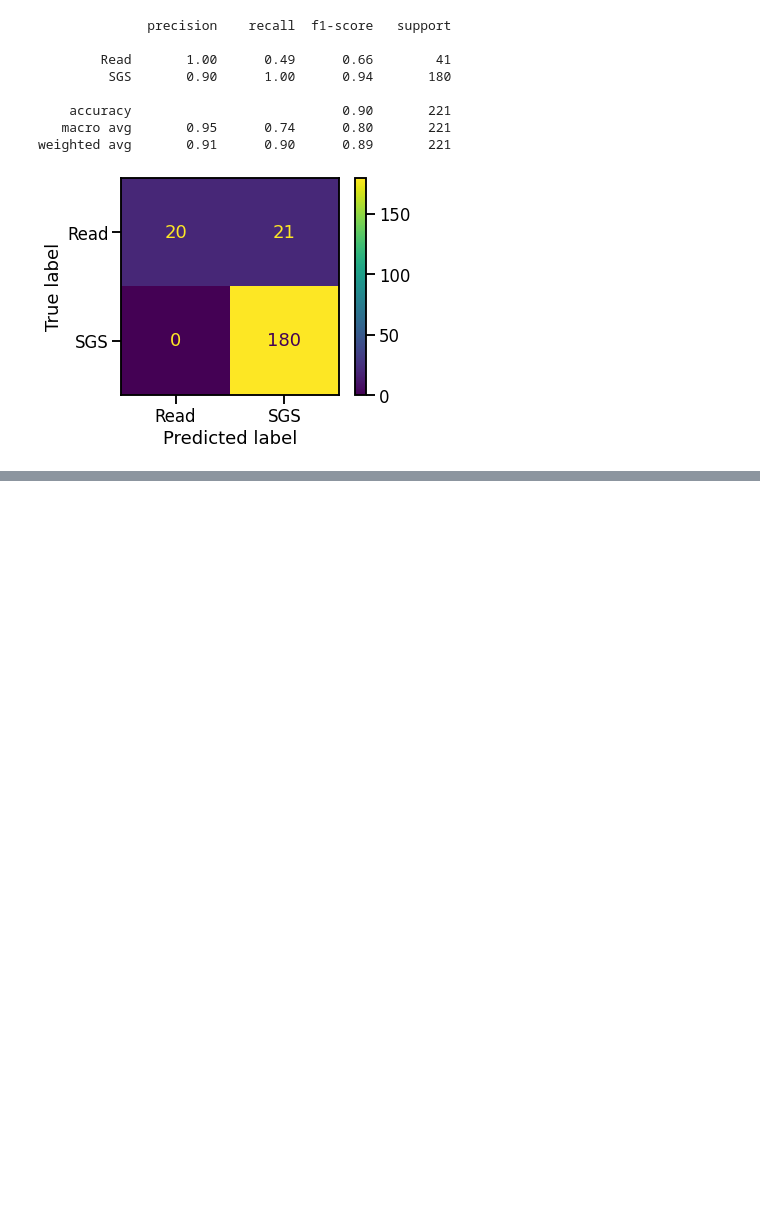
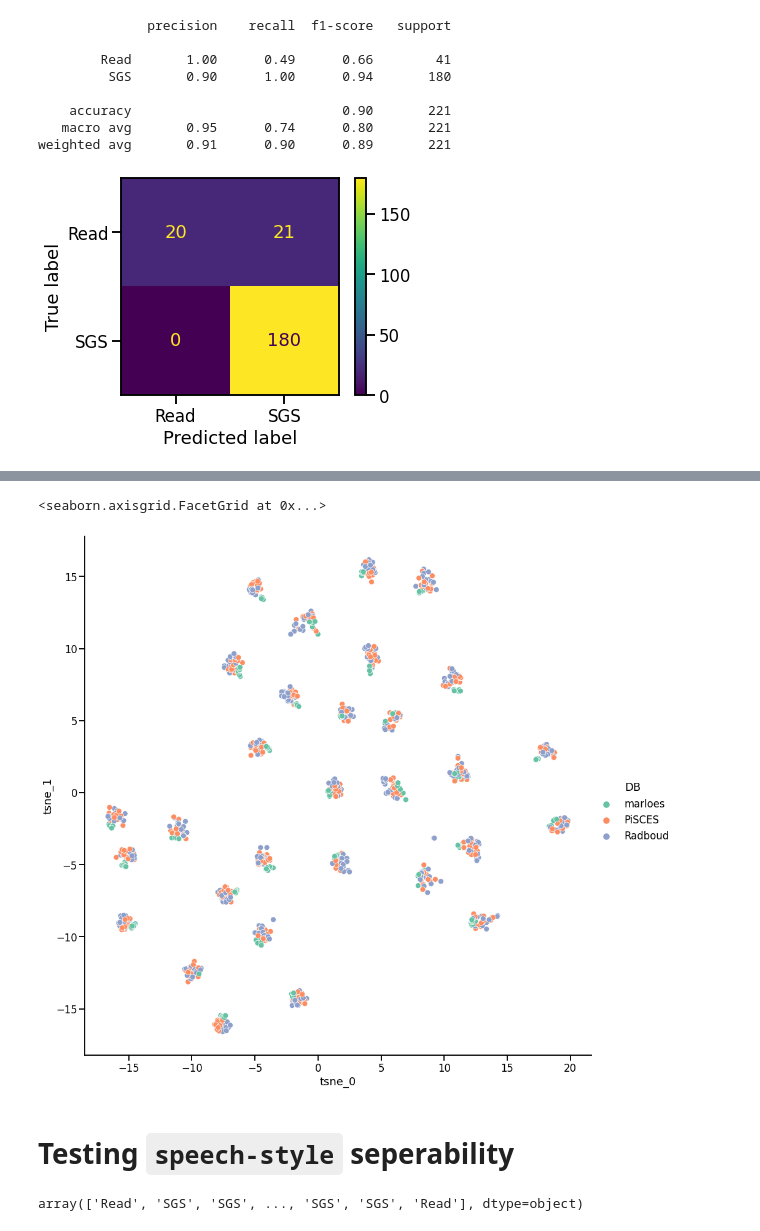
Before and after one commit to predict-idlab/gssp_analysis, a Jupyter notebook: notebooks/2.1_ECPA_TDNN.ipynb, the cells around one changed output, grey strips where cells are left out. Cells and saved outputs as stored; diff of their text form; code cells hidden in the pictures; blank space fills up the shorter version.

```diff
--- a/notebooks/2.1_ECPA_TDNN.ipynb
+++ b/notebooks/2.1_ECPA_TDNN.ipynb
@@ -273,0 +411,17 @@ weighted avg       0.91      0.90      0.89       221
+# %%
+label_col = "DB"
+sns.relplot(
+    data=construct_tsne_df(tsne_result_fd, label_col=label_col),
+    x="tsne_0",
+    y="tsne_1",
+    hue=label_col,
+    height=13,
+    kind="scatter",
+    palette="Set2",
+    aspect=1,
+)
+# %% [output]
+<seaborn.axisgrid.FacetGrid at 0x...>
+[figure, added]
+# %% [markdown]
+# Testing `speech-style` seperability
@@ -273,0 +447,4 @@ weighted avg       0.91      0.90      0.89       221
+# %%
+df_tot_fd["speech_style"].values
+# %% [output]
+array(['Read', 'SGS', 'SGS', ..., 'SGS', 'SGS', 'Read'], dtype=object)
```
Also changed, not shown: parts of 27 cells of this notebook.
